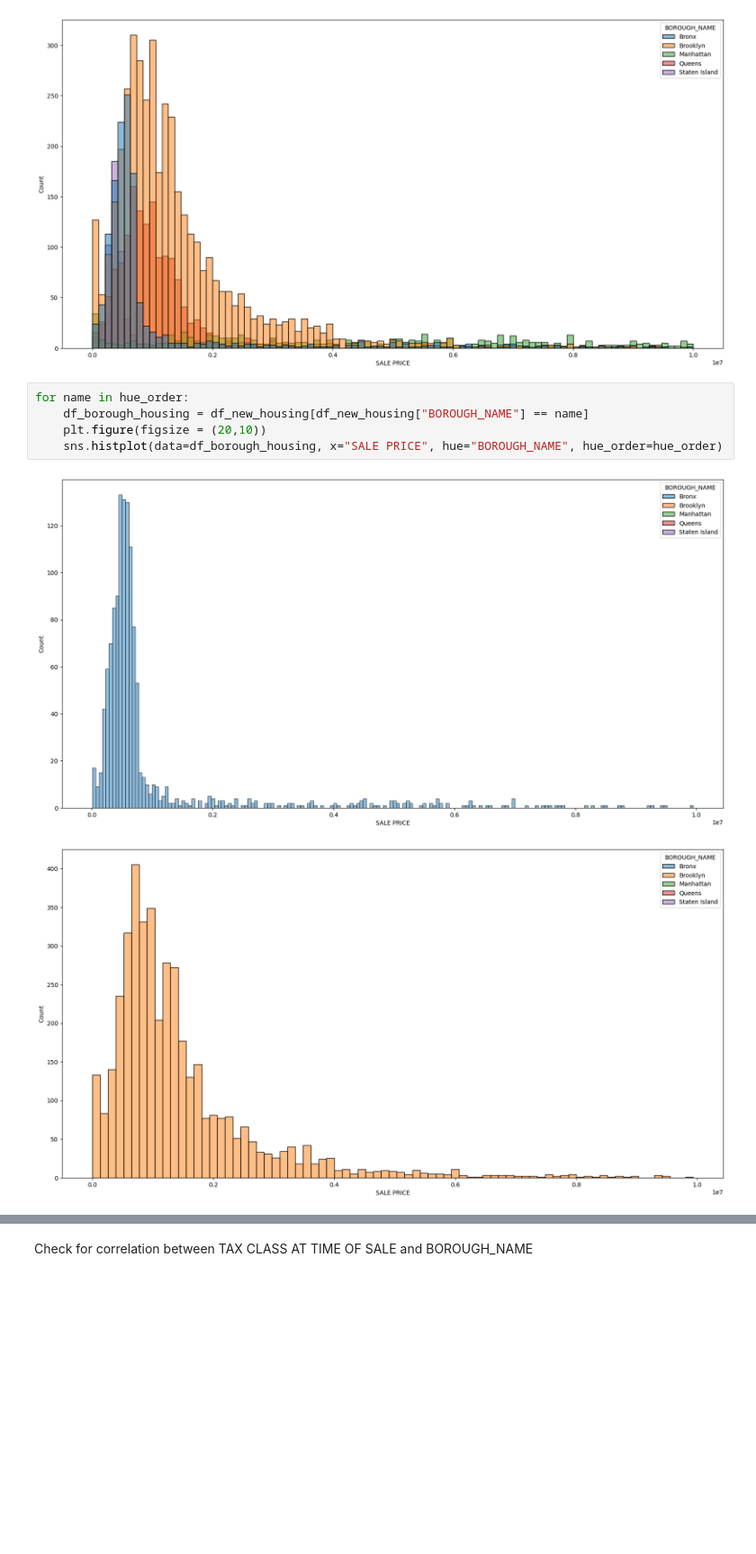
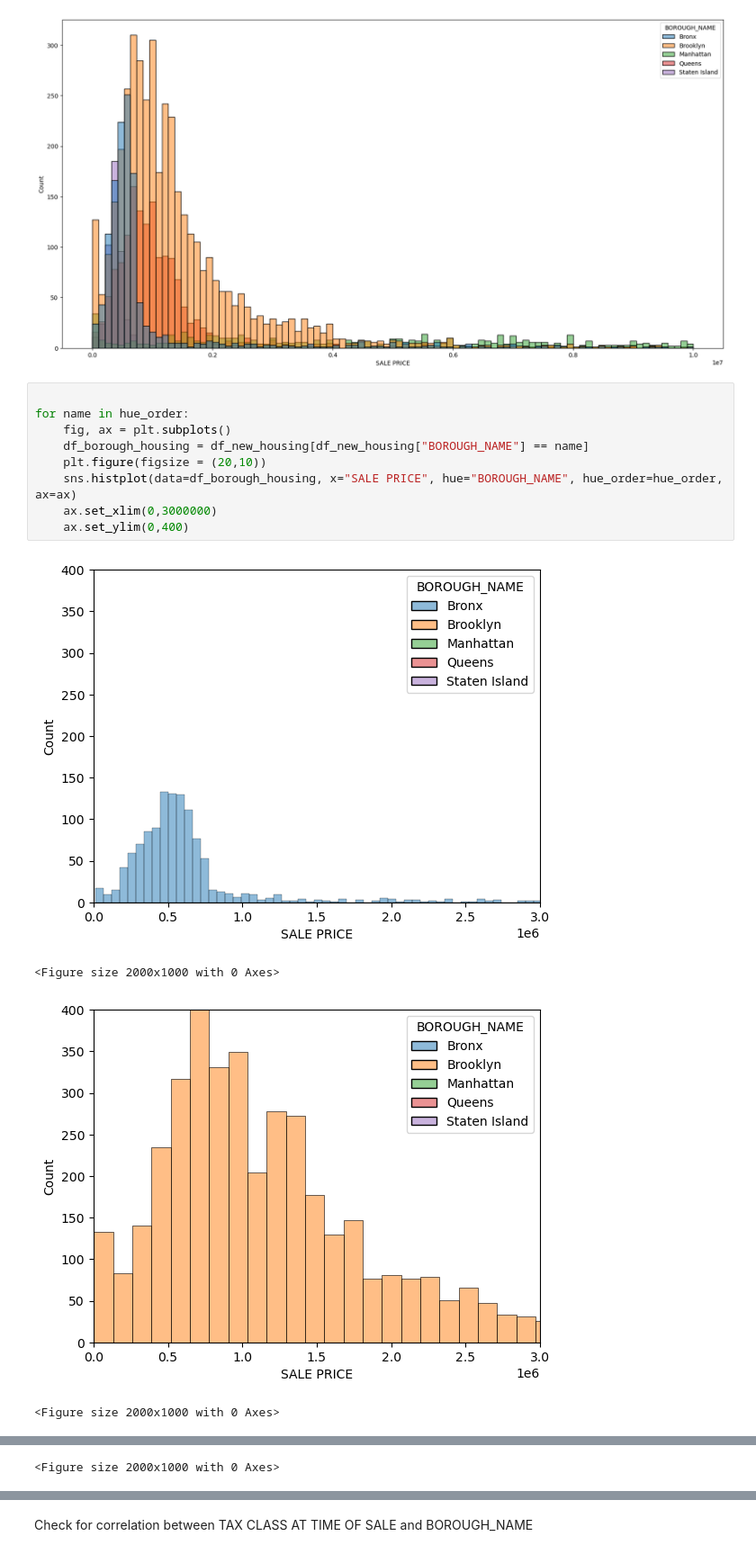
Before and after one commit to arame/MagnimindTask1, a Jupyter notebook: Task1_eda.ipynb, the cells around one changed output, grey strips where cells are left out. Shown at 90% size. Saved outputs shown, nothing was run; the diff lists cells and outputs as text; blank space fills up the shorter version.

Commit message:
Seperate out borough graphs for Sale Price figures

```diff
--- a/Task1_eda.ipynb
+++ b/Task1_eda.ipynb
@@ -96,10 +95,16 @@ sns.histplot(data=df_new_housing, x="SALE PRICE", hue="BOROUGH_NAME", hue_order=
 <AxesSubplot:xlabel='SALE PRICE', ylabel='Count'>
 [figure]
 # %%
+
 for name in hue_order:
+    fig, ax = plt.subplots()
     df_borough_housing = df_new_housing[df_new_housing["BOROUGH_NAME"] == name]
     plt.figure(figsize = (20,10))
-    sns.histplot(data=df_borough_housing, x="SALE PRICE", hue="BOROUGH_NAME", hue_order=hue_order)
+    sns.histplot(data=df_borough_housing, x="SALE PRICE", hue="BOROUGH_NAME", hue_order=hue_order, ax=ax)
+    ax.set_xlim(0,3000000)
+    ax.set_ylim(0,400)
 # %% [output]
-[figure, old version]
+[figure, new version]
+<Figure size 2000x1000 with 0 Axes>
-[figure, old version]
+[figure, new version]
+<Figure size 2000x1000 with 0 Axes>
@@ -106,0 +112 @@ for name in hue_order:
+<Figure size 2000x1000 with 0 Axes>
```
Also changed, not shown: parts of 3 cells of this notebook.
